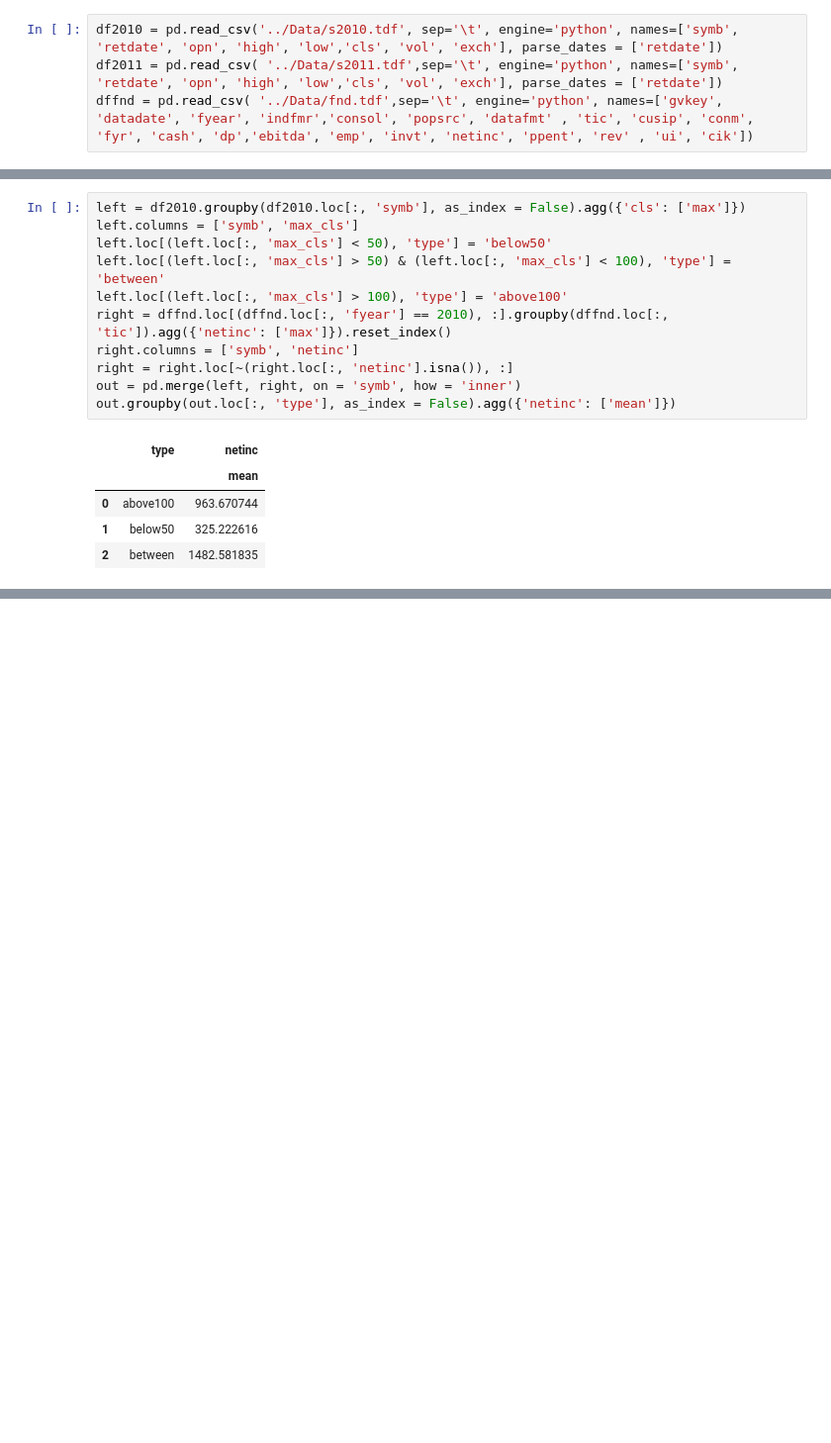
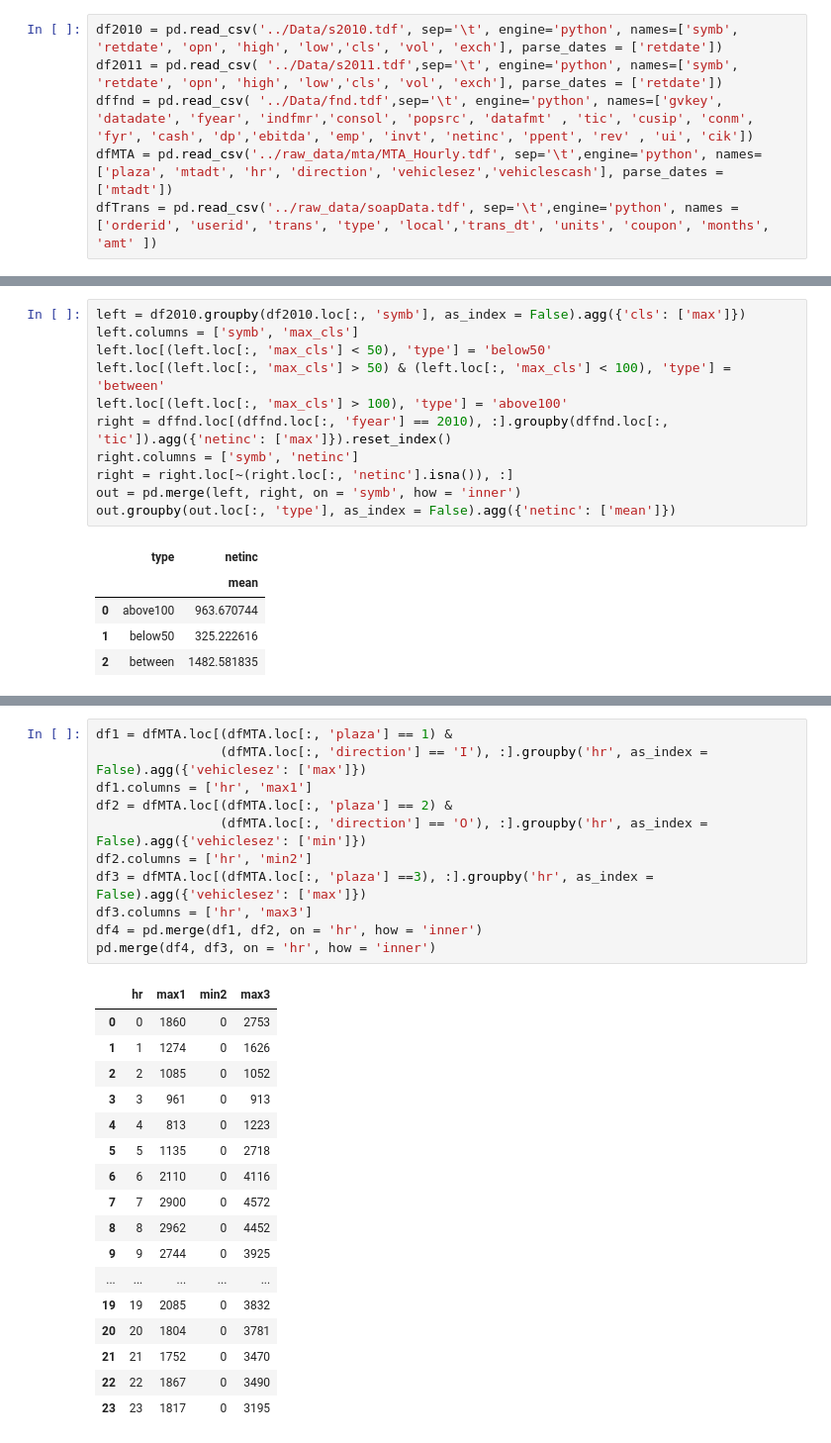
Before and after one commit to anitarestrepo16/databases_class_pandas, a Jupyter notebook: HW6/HW6.ipynb, the cells around one changed output, grey strips where cells are left out. Shown: that part at 99% size. Saved outputs shown, nothing was run; the diff lists cells and outputs as text; blank space fills up the shorter version.

```diff
--- a/HW6/HW6.ipynb
+++ b/HW6/HW6.ipynb
@@ -5,6 +5,8 @@ import numpy as np
 df2010 = pd.read_csv('../Data/s2010.tdf', sep='\t', engine='python', names=['symb', 'retdate', 'opn', 'high', 'low','cls', 'vol', 'exch'], parse_dates = ['retdate'])
 df2011 = pd.read_csv( '../Data/s2011.tdf',sep='\t', engine='python', names=['symb', 'retdate', 'opn', 'high', 'low','cls', 'vol', 'exch'], parse_dates = ['retdate'])
 dffnd = pd.read_csv( '../Data/fnd.tdf',sep='\t', engine='python', names=['gvkey', 'datadate', 'fyear', 'indfmr','consol', 'popsrc', 'datafmt' , 'tic', 'cusip', 'conm', 'fyr', 'cash', 'dp','ebitda', 'emp', 'invt', 'netinc', 'ppent', 'rev' , 'ui', 'cik'])
+dfMTA = pd.read_csv('../raw_data/mta/MTA_Hourly.tdf', sep='\t',engine='python', names=['plaza', 'mtadt', 'hr', 'direction', 'vehiclesez','vehiclescash'], parse_dates = ['mtadt'])
+dfTrans = pd.read_csv('../raw_data/soapData.tdf', sep='\t',engine='python', names = ['orderid', 'userid', 'trans', 'type', 'local','trans_dt', 'units', 'coupon', 'months', 'amt' ])
 # %%
 df2010.dtypes
 # %% [output]
@@ -282,0 +579,29 @@ out.groupby(out.loc[:, 'type'], as_index = False).agg({'netinc': ['mean']})
+# %%
+df1 = dfMTA.loc[(dfMTA.loc[:, 'plaza'] == 1) &
+                (dfMTA.loc[:, 'direction'] == 'I'), :].groupby('hr', as_index = False).agg({'vehiclesez': ['max']})
+df1.columns = ['hr', 'max1']
+df2 = dfMTA.loc[(dfMTA.loc[:, 'plaza'] == 2) &
+                (dfMTA.loc[:, 'direction'] == 'O'), :].groupby('hr', as_index = False).agg({'vehiclesez': ['min']})
+df2.columns = ['hr', 'min2']
+df3 = dfMTA.loc[(dfMTA.loc[:, 'plaza'] ==3), :].groupby('hr', as_index = False).agg({'vehiclesez': ['max']})
+df3.columns = ['hr', 'max3']
+df4 = pd.merge(df1, df2, on = 'hr', how = 'inner')
+pd.merge(df4, df3, on = 'hr', how = 'inner')
+# %% [output]
+|  | hr | max1 | min2 | max3 |
+| 0 | 0 | 1860 | 0 | 2753 |
+| 1 | 1 | 1274 | 0 | 1626 |
+| 2 | 2 | 1085 | 0 | 1052 |
+| 3 | 3 | 961 | 0 | 913 |
+| 4 | 4 | 813 | 0 | 1223 |
+| 5 | 5 | 1135 | 0 | 2718 |
+| 6 | 6 | 2110 | 0 | 4116 |
+| 7 | 7 | 2900 | 0 | 4572 |
+| 8 | 8 | 2962 | 0 | 4452 |
+| 9 | 9 | 2744 | 0 | 3925 |
+| ... | ... | ... | ... | ... |
+| 19 | 19 | 2085 | 0 | 3832 |
+| 20 | 20 | 1804 | 0 | 3781 |
+| 21 | 21 | 1752 | 0 | 3470 |
+| 22 | 22 | 1867 | 0 | 3490 |
+| 23 | 23 | 1817 | 0 | 3195 |
```
Also changed, not shown: parts of 36 cells of this notebook.
